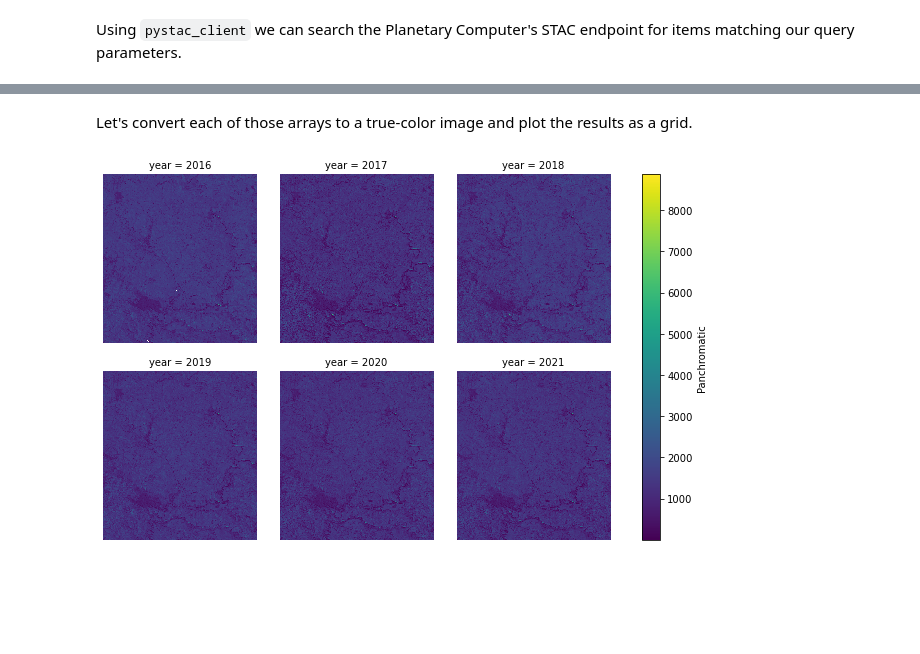
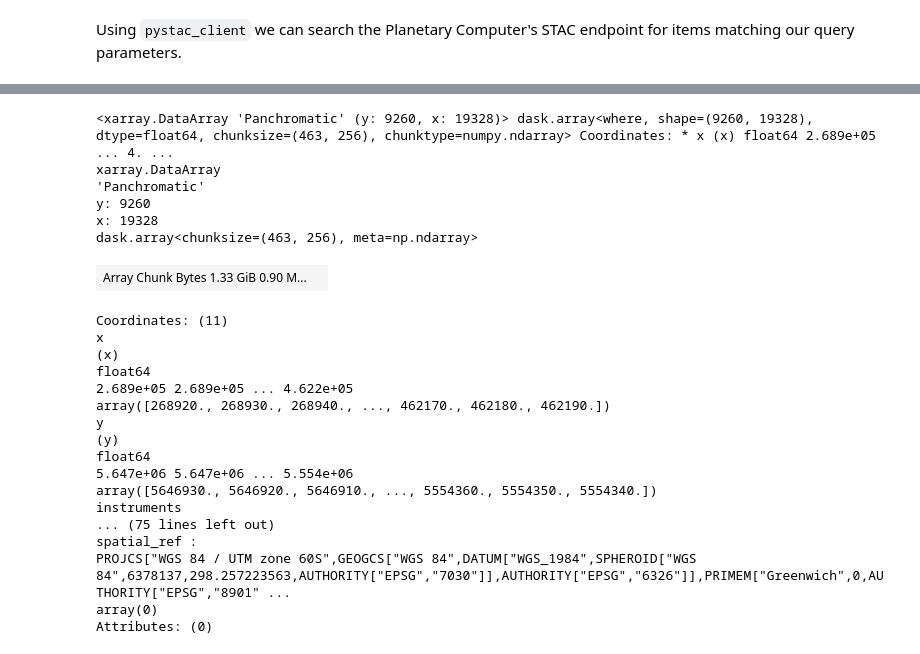
Before and after one commit to forrestfwilliams/planetary_computer, a Jupyter notebook: yearly_sentinel2_mosaic.ipynb, the cells around one changed output, grey strips where cells are left out. Saved outputs shown, nothing was run; the diff lists cells and outputs as text; code cells hidden in the pictures; blank space fills up the shorter version.

```diff
--- a/yearly_sentinel2_mosaic.ipynb
+++ b/yearly_sentinel2_mosaic.ipynb
@@ -135,2 +161,0 @@ Since the data matching our query isn't too large we can persist it in distribut
-# %%
-data = data.persist()
@@ -151,6 +169,0 @@ array([ 4.0256091 , 15.71408195, 10.07209451, 15.91148096, 24.18905272,
-# %%
-import pandas as pd
-year_season_idx = pd.MultiIndex.from_arrays([pan['time.year'].to_numpy(), pan['time.season'].to_numpy()])
-pan.coords['year_season'] = ('time', year_season_idx)
-
-pan.groupby("year_season").count().mean(dim=['x','y']).to_numpy()
@@ -185,15 +172,5 @@ set(list(pan.year_season.to_numpy()))
 # %%
-grouped = pan.groupby("time.year").median()
+grouped = pan.median(dim='time')
 # %%
-grouped = grouped.rename('Panchromatic')
+grouped = grouped.fillna(0)
 grouped = grouped.rio.write_crs(pyproj.CRS(data.crs).to_string())
-# %% [markdown]
-Let's convert each of those arrays to a true-color image and plot the results as a grid.
-# %%
-import matplotlib.pyplot as plt
-
-g = grouped.plot.imshow(x="x", y="y", col="year", col_wrap=3)
-for ax in g.axes.flat:
-    ax.set_axis_off()
-# %% [output]
-[figure, removed]
@@ -199,0 +179,27 @@ for ax in g.axes.flat:
+# %%
+grouped
+# %% [output]
+<xarray.DataArray 'Panchromatic' (y: 9260, x: 19328)> dask.array<where, shape=(9260, 19328), dtype=float64, chunksize=(463, 256), chunktype=numpy.ndarray> Coordinates: * x (x) float64 2.689e+05 ... 4. ...
+xarray.DataArray
+'Panchromatic'
+y: 9260
+x: 19328
+dask.array<chunksize=(463, 256), meta=np.ndarray>
+| Array Chunk Bytes 1.33 GiB 0.90 M... |  |
+Coordinates: (11)
+x
+(x)
+float64
+2.689e+05 2.689e+05 ... 4.622e+05
+array([268920., 268930., 268940., ..., 462170., 462180., 462190.])
+y
+(y)
+float64
+5.647e+06 5.647e+06 ... 5.554e+06
+array([5646930., 5646920., 5646910., ..., 5554360., 5554350., 5554340.])
+instruments
+... (75 lines left out)
+spatial_ref :
+PROJCS["WGS 84 / UTM zone 60S",GEOGCS["WGS 84",DATUM["WGS_1984",SPHEROID["WGS 84",6378137,298.257223563,AUTHORITY["EPSG","7030"]],AUTHORITY["EPSG","6326"]],PRIMEM["Greenwich",0,AUTHORITY["EPSG","8901" ...
+array(0)
+Attributes: (0)
```
Also changed, not shown: parts of 40 cells of this notebook.
